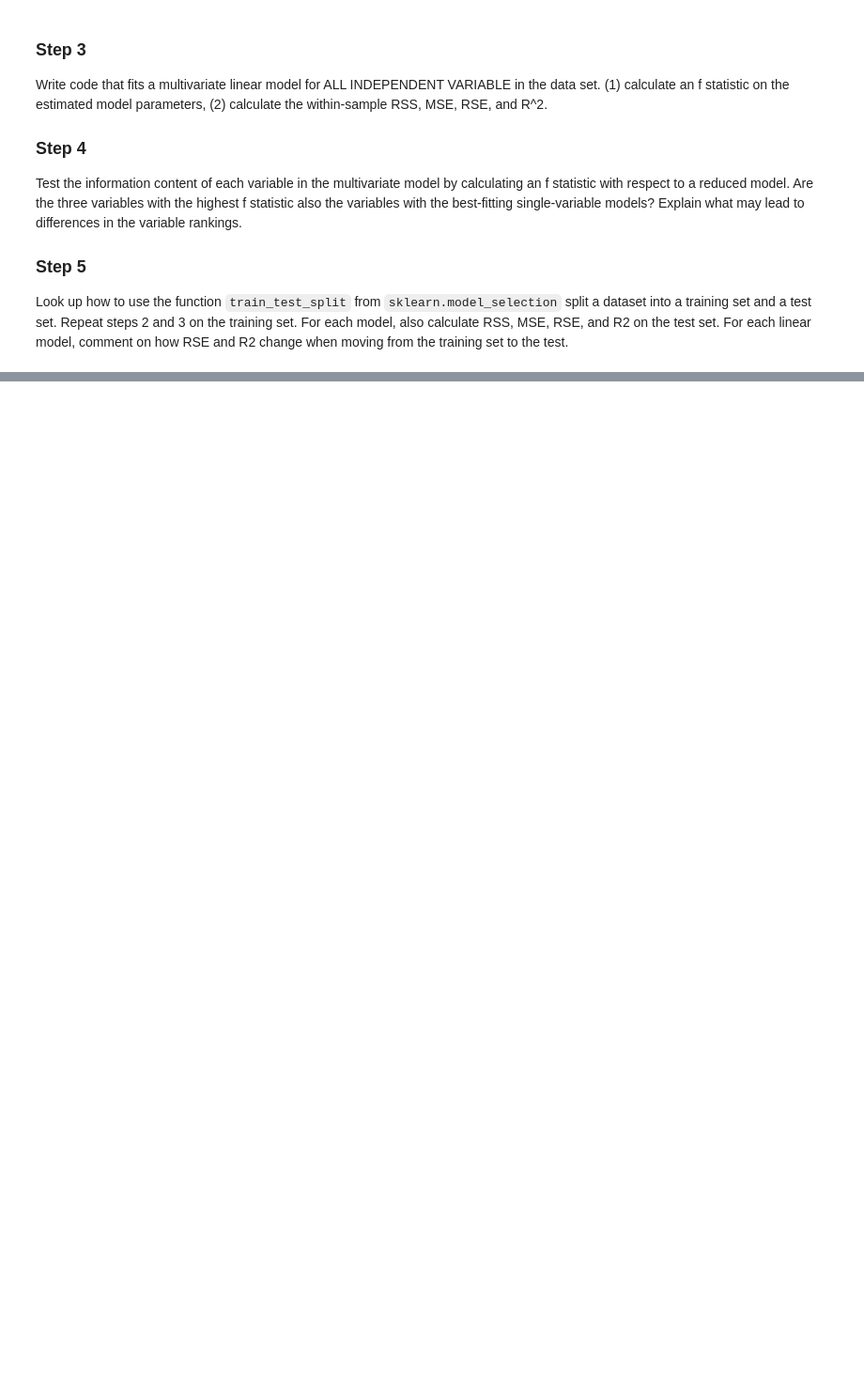
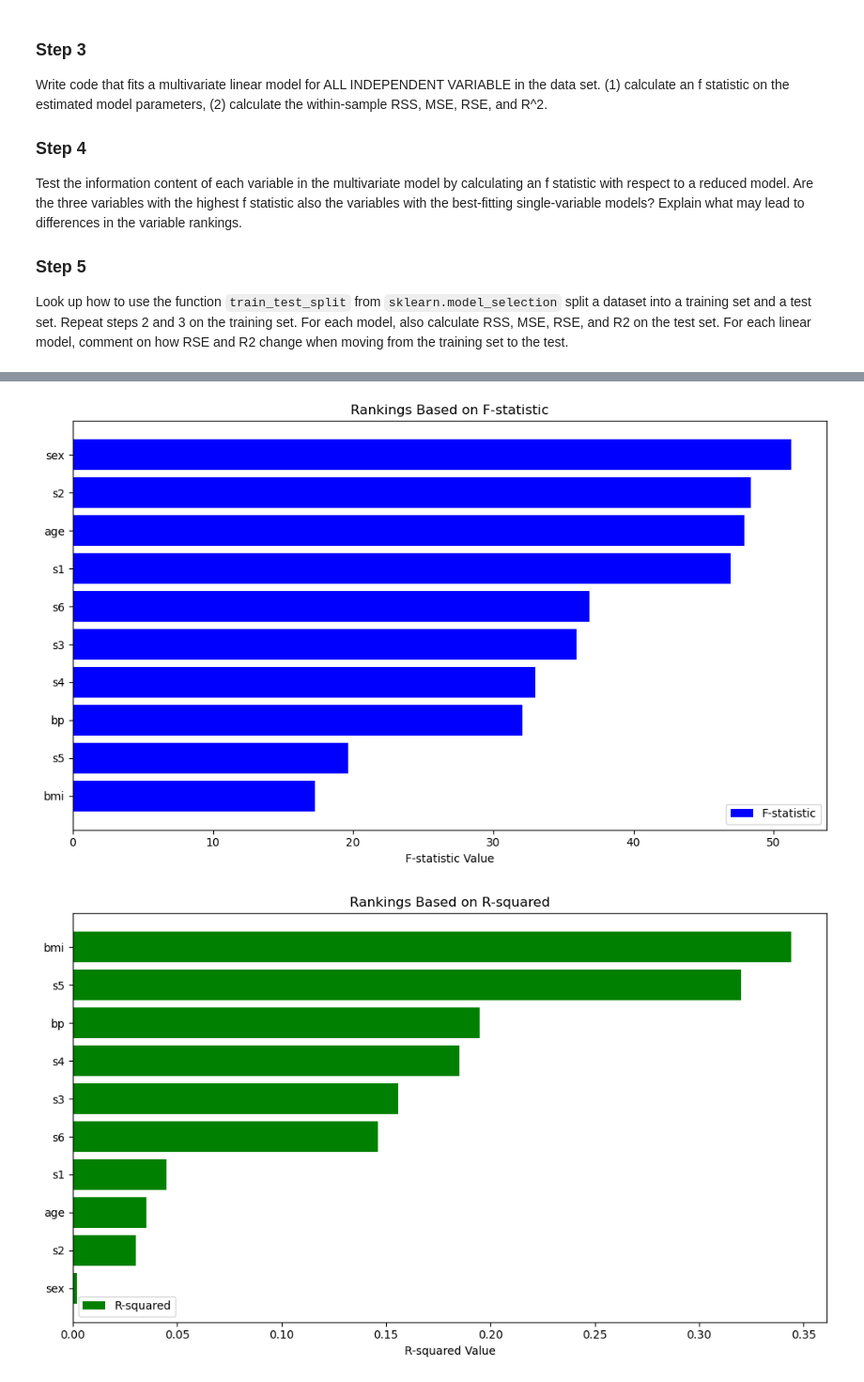
Before and after one commit to vaseninaa/math-and-ai-primer, a Jupyter notebook: weekly-projects/week2/Homework 2 Part 1.ipynb, the cells around one changed output, grey strips where cells are left out. Shown: that part at 94% size. Cells and saved outputs as stored; diff of their text form; code cells hidden in the pictures; blank space fills up the shorter version.

```diff
--- a/weekly-projects/week2/Homework 2 Part 1.ipynb
+++ b/weekly-projects/week2/Homework 2 Part 1.ipynb
@@ -81,0 +266,61 @@ R2 0.1462936157229343
+# %%
+def calculate_f_statistic(X, y):
+    n, p = X.shape
+    # We will save F-statistics in a dictionay for each model
+    f_statistics = {}
+
+    # Fit full model first
+    model_full = LinearRegression().fit(X, y)
+    y_pred_full = model_full.predict(X)
+    RSS_full = np.sum((y - y_pred_full)**2)
+    DF_full = n - p - 1
+
+    # Fit reduced models
+    for col_name in X.columns:
+        # Extract current variable as a single-column DataFrame
+        X_reduced = X[[col_name]]
+
+        # Fit reduced model (just the current variable)
+        model_reduced = LinearRegression().fit(X_reduced, y)
+        y_pred_reduced = model_reduced.predict(X_reduced)
+        RSS_reduced = np.sum((y - y_pred_reduced)**2)
+        DF_reduced = n - 2
+
+        # Calculate F-statistic
+        F_statistic = ((RSS_reduced - RSS_full) / (DF_reduced - DF_full)) / (RSS_full / DF_full)
+
+        # Store F-statistic for current variable
+        f_statistics[col_name] = F_statistic
+
+    return f_statistics
+
+diabetes_f_statistics = calculate_f_statistic(X, y)
+
+# Step 3: Rank variables based on F-statistic and R-squared
+rank_f_statistic = sorted(diabetes_f_statistics, key=diabetes_f_statistics.get, reverse=True)
+rank_r2 = sorted(diabetes_uni_results, key=lambda x: diabetes_uni_results[x]['r2'], reverse=True)
+
+# Plotting F-statistic rankings
+plt.figure(figsize=(10, 6))
+plt.barh(range(len(rank_f_statistic)), [diabetes_f_statistics[var] for var in rank_f_statistic], align='center', color='blue', label='F-statistic')
+plt.yticks(range(len(rank_f_statistic)), rank_f_statistic)
+plt.xlabel('F-statistic Value')
+plt.title('Rankings Based on F-statistic')
+plt.gca().invert_yaxis()  # Invert y-axis to display highest rank on top
+plt.legend()
+plt.tight_layout()
+plt.show()
+
+# Plotting R-squared rankings
+plt.figure(figsize=(10, 6))
+plt.barh(range(len(rank_r2)), [diabetes_uni_results[var]['r2'] for var in rank_r2], align='center', color='green', label='R-squared')
+plt.yticks(range(len(rank_r2)), rank_r2)
+plt.xlabel('R-squared Value')
+plt.title('Rankings Based on R-squared')
+plt.gca().invert_yaxis()  # Invert y-axis to display highest rank on top
+plt.legend()
+plt.tight_layout()
+plt.show()
+# %% [output]
+[figure, added]
+[figure, added]
```
Also changed, not shown: parts of 11 cells of this notebook, 4 other files.
